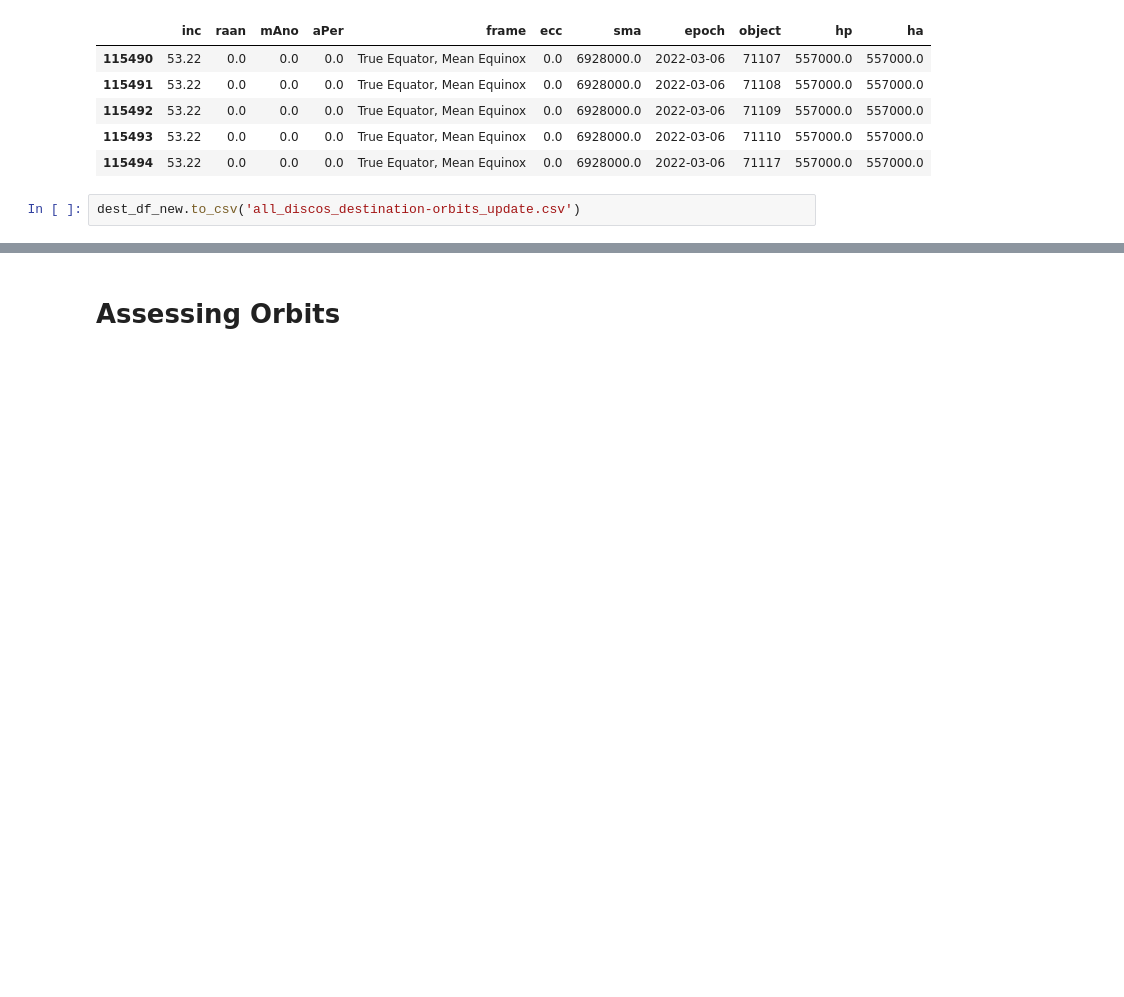
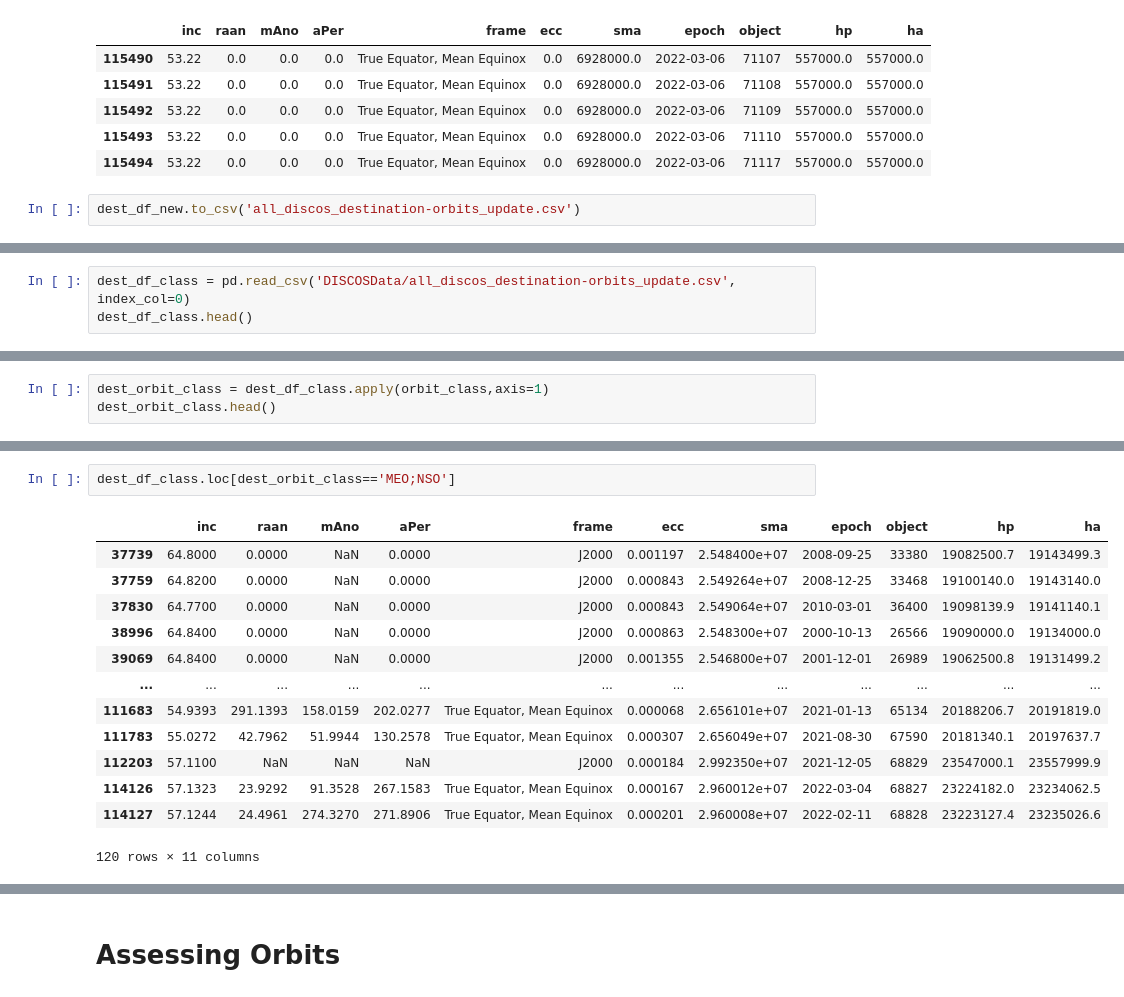
Before and after one commit to PaulDrm/DISCOSQA, a Jupyter notebook: data-requests.ipynb, the cells around one changed output, grey strips where cells are left out. Cells and saved outputs as stored; diff of their text form; blank space fills up the shorter version.

```diff
--- a/data-requests.ipynb
+++ b/data-requests.ipynb
@@ -882,0 +1001,3 @@ dest_df_new.to_csv('all_discos_destination-orbits_update.csv')
+# %%
+dest_df_class = pd.read_csv('DISCOSData/all_discos_destination-orbits_update.csv', index_col=0)
+dest_df_class.head()
@@ -882,0 +1017,3 @@ dest_df_new.to_csv('all_discos_destination-orbits_update.csv')
+# %%
+dest_orbit_class = dest_df_class.apply(orbit_class,axis=1)
+dest_orbit_class.head()
@@ -882,0 +1057,16 @@ dest_df_new.to_csv('all_discos_destination-orbits_update.csv')
+# %%
+dest_df_class.loc[dest_orbit_class=='MEO;NSO']
+# %% [output]
+|  | inc | raan | mAno | aPer | frame | ecc | sma | epoch | object | hp | ha |
+| 37739 | 64.8000 | 0.0000 | NaN | 0.0000 | J2000 | 0.001197 | 2.548400e+07 | 2008-09-25 | 33380 | 19082500.7 | 19143499.3 |
+| 37759 | 64.8200 | 0.0000 | NaN | 0.0000 | J2000 | 0.000843 | 2.549264e+07 | 2008-12-25 | 33468 | 19100140.0 | 19143140.0 |
+| 37830 | 64.7700 | 0.0000 | NaN | 0.0000 | J2000 | 0.000843 | 2.549064e+07 | 2010-03-01 | 36400 | 19098139.9 | 19141140.1 |
+| 38996 | 64.8400 | 0.0000 | NaN | 0.0000 | J2000 | 0.000863 | 2.548300e+07 | 2000-10-13 | 26566 | 19090000.0 | 19134000.0 |
+| 39069 | 64.8400 | 0.0000 | NaN | 0.0000 | J2000 | 0.001355 | 2.546800e+07 | 2001-12-01 | 26989 | 19062500.8 | 19131499.2 |
+| ... | ... | ... | ... | ... | ... | ... | ... | ... | ... | ... | ... |
+| 111683 | 54.9393 | 291.1393 | 158.0159 | 202.0277 | True Equator, Mean Equinox | 0.000068 | 2.656101e+07 | 2021-01-13 | 65134 | 20188206.7 | 20191819.0 |
+| 111783 | 55.0272 | 42.7962 | 51.9944 | 130.2578 | True Equator, Mean Equinox | 0.000307 | 2.656049e+07 | 2021-08-30 | 67590 | 20181340.1 | 20197637.7 |
+| 112203 | 57.1100 | NaN | NaN | NaN | J2000 | 0.000184 | 2.992350e+07 | 2021-12-05 | 68829 | 23547000.1 | 23557999.9 |
+| 114126 | 57.1323 | 23.9292 | 91.3528 | 267.1583 | True Equator, Mean Equinox | 0.000167 | 2.960012e+07 | 2022-03-04 | 68827 | 23224182.0 | 23234062.5 |
+| 114127 | 57.1244 | 24.4961 | 274.3270 | 271.8906 | True Equator, Mean Equinox | 0.000201 | 2.960008e+07 | 2022-02-11 | 68828 | 23223127.4 | 23235026.6 |
+120 rows × 11 columns
```
Also changed, not shown: parts of 26 cells of this notebook, 2 other files.
